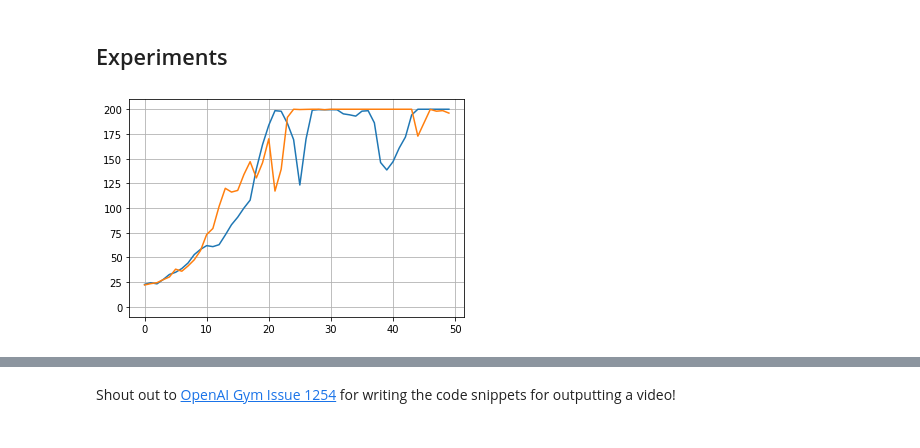
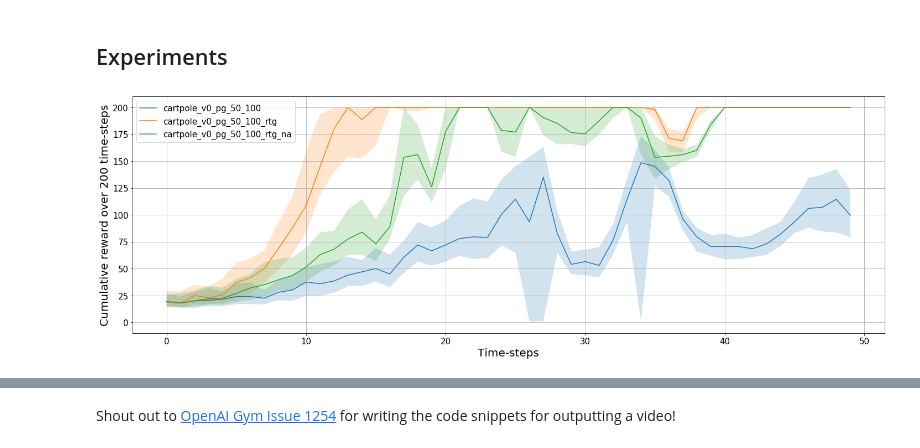
Before and after one commit to zhihanyang2022/deeprl_notes, a Jupyter notebook: 02_policy_gradient/cartpole_v0_policy_gradient_solver.ipynb, the cells around one changed output, grey strips where cells are left out. Drawn from its saved outputs; the diff is of its cells as text; code cells hidden in the pictures.

```diff
--- a/02_policy_gradient/cartpole_v0_policy_gradient_solver.ipynb
+++ b/02_policy_gradient/cartpole_v0_policy_gradient_solver.ipynb
@@ -301,12 +285,11 @@ with open(f'{exp_name}.json', 'r') as json_f:
-# %%
-with open(f'cartpole_v0_pg_50_100_rtg_na.json', 'r') as json_f:
-    reward_history = np.array(json.load(json_f))
-    rtg_na_reward_means, _ = reward_history[0], reward_history[1]
-# %%
-plt.plot(rtg_reward_means)
-plt.plot(rtg_na_reward_means)
-plt.ylim(0-10, 200+10)
-plt.grid()
-plt.show()
-# %% [output]
-[figure, removed]
+# %%
+# no need to run this cell unless you would like to re-train
+
+parser = argparse.ArgumentParser()
+
+parser.add_argument('--num_iterations', type=int, default=50)
+parser.add_argument('--num_samples_per_iteration', type=int, default=100)
+parser.add_argument('--rtg', type=bool, choices=[True, False], default=False)
+parser.add_argument('--na', type=bool, choices=[True, False], default=False)
+
+args = parser.parse_args("")
@@ -312,0 +320,36 @@ plt.show()
+# %%
+def get_reward_quantiles_over_timestep(json_fname):
+    with open(json_fname, 'r') as json_f:
+        return json.load(json_f)
+# %%
+plt.figure(figsize=(20, 7))
+
+for rtg in [False, True]:
+    for na in [False, True]:
+
+        if not (rtg == False and na == True):
+
+            exp_name = f'cartpole_v0_pg_50_100{"_rtg" if rtg else ""}{"_na" if na else ""}'
+            reward_dict = get_reward_quantiles_over_timestep(exp_name + '.json')
+
+            plt.plot(reward_dict['50'], label=exp_name)
+            plt.fill_between(
+                np.arange(len(reward_dict['50'])),
+                reward_dict['25'],
+                reward_dict['75'],
+                alpha=0.2
+            )
+
+plt.ylim(0-10, 200+10)
+plt.legend(fontsize=15)
+plt.grid()
+
+plt.xlabel('Time-steps', fontsize=20)
+plt.ylabel('Cumulative reward over 200 time-steps', fontsize=20)
+plt.xticks(fontsize=15)
+plt.yticks(fontsize=15)
+
+plt.tight_layout()
+plt.show()
+# %% [output]
+[figure, added]
```
Also changed, not shown: parts of 16 cells of this notebook, 13 other files.
